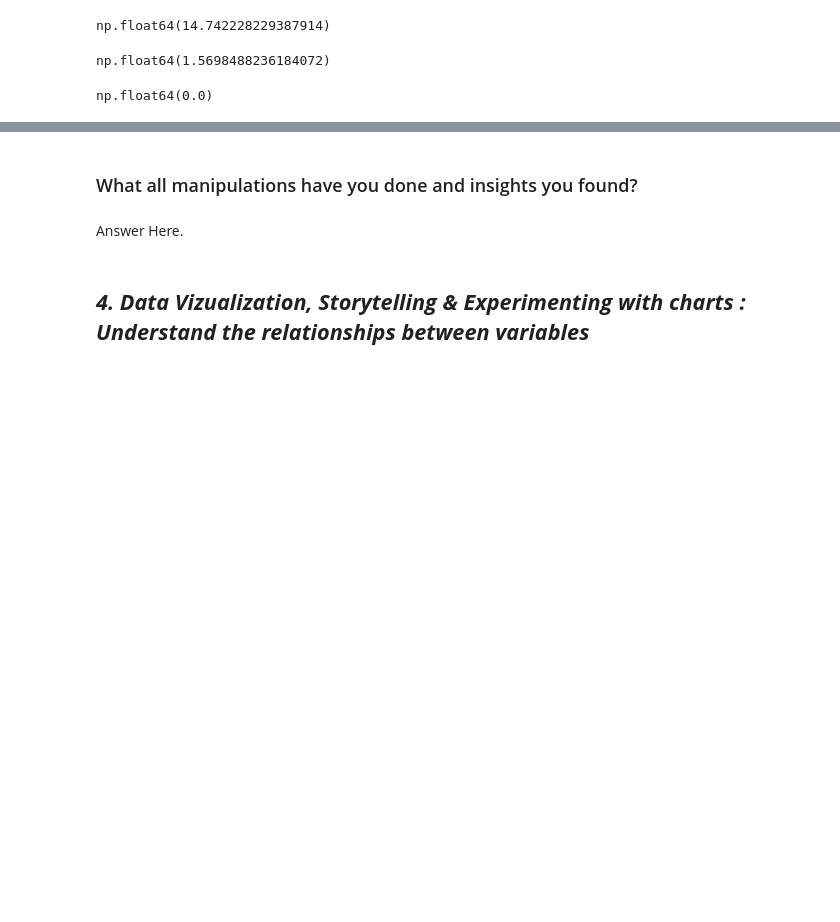
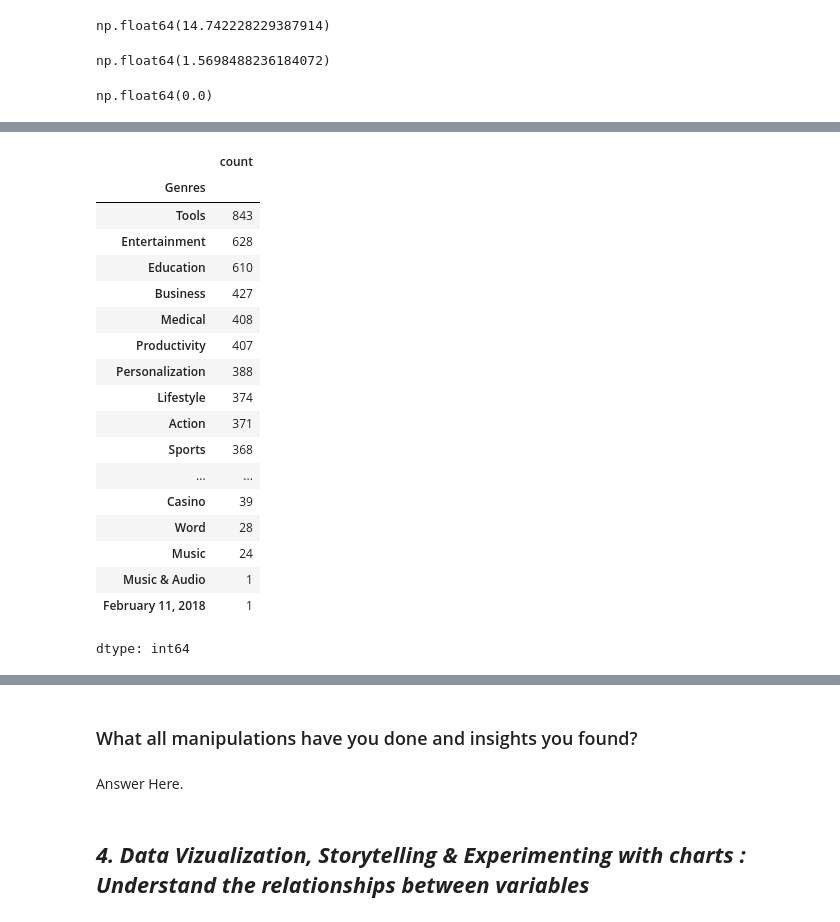
Before and after one commit to manojDOX/Play-Store-App-Review-Analysis-EDA, a Jupyter notebook: Play_Store_App_Review_Analysis_EDA.ipynb, the cells around one changed output, grey strips where cells are left out. Cells and saved outputs as stored; diff of their text form; code cells hidden in the pictures; blank space fills up the shorter version.

```diff
--- a/Play_Store_App_Review_Analysis_EDA.ipynb
+++ b/Play_Store_App_Review_Analysis_EDA.ipynb
@@ -697,0 +754,14 @@ np.float64(0.0)
+# %%
+def con_gen_sub(data):
+  if ";" in data:
+    a = data.split(';')
+    return a[1]
+  else:
+    return np.nan
+# %%
+def con_gen(data):
+  if ";" in data:
+    a = data.split(';')
+    return a[0]
+  else:
+    return data
@@ -697,0 +788,26 @@ np.float64(0.0)
+# %%
+data_playstore['Genres_subcategory'] = data_playstore['Genres'].apply(con_gen_sub)
+# %%
+data_playstore['Genres'] = data_playstore['Genres'].apply(con_gen)
+# %%
+data_playstore['Genres'].value_counts()
+# %% [output]
+|  | count |
+| Genres |  |
+| Tools | 843 |
+| Entertainment | 628 |
+| Education | 610 |
+| Business | 427 |
+| Medical | 408 |
+| Productivity | 407 |
+| Personalization | 388 |
+| Lifestyle | 374 |
+| Action | 371 |
+| Sports | 368 |
+| ... | ... |
+| Casino | 39 |
+| Word | 28 |
+| Music | 24 |
+| Music & Audio | 1 |
+| February 11, 2018 | 1 |
+dtype: int64
```
Also changed, not shown: parts of 12 cells of this notebook.
